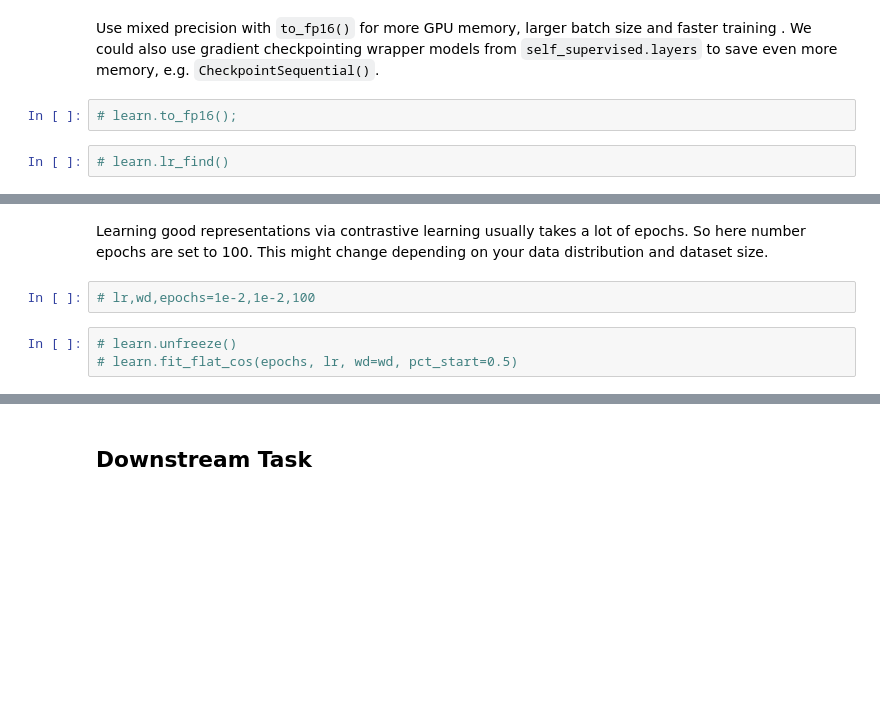
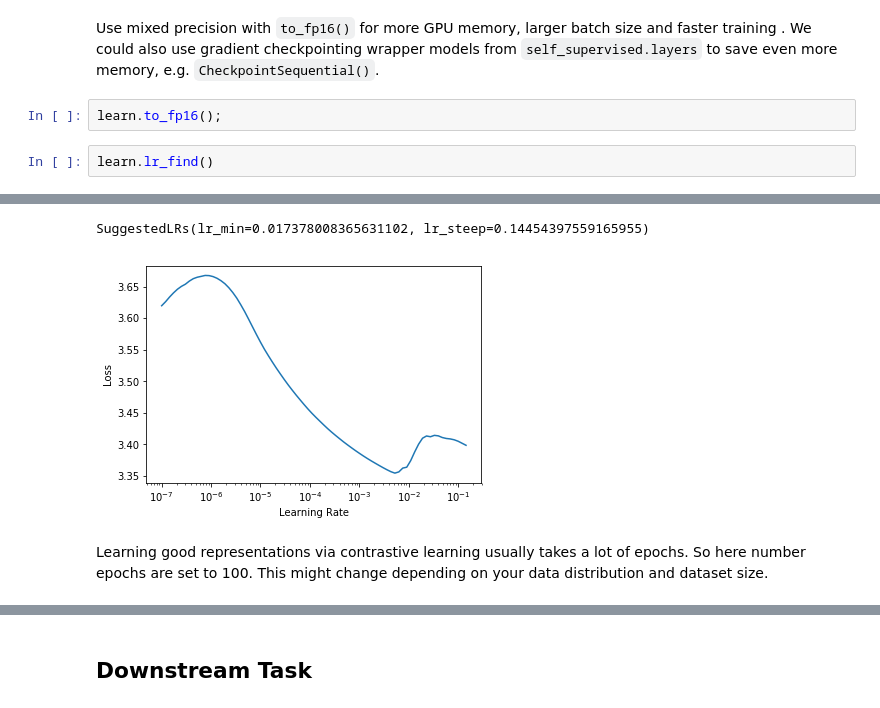
Before and after one commit to KeremTurgutlu/self_supervised, a Jupyter notebook: examples/vision/06 - training_dino_iwang.ipynb, the cells around one changed output, grey strips where cells are left out. Cells and saved outputs as stored; diff of their text form; blank space fills up the shorter version.

```diff
--- a/examples/vision/06 - training_dino_iwang.ipynb
+++ b/examples/vision/06 - training_dino_iwang.ipynb
@@ -126,6 +134,7 @@ learn.dino.show(n=5);
 # %% [markdown]
 Use mixed precision with `to_fp16()` for more GPU memory, larger batch size and faster training . We could also use gradient checkpointing wrapper models from `self_supervised.layers` to save even more memory, e.g. `CheckpointSequential()`.
-# %%
-# learn.to_fp16();
-# %%
-# learn.lr_find()
+# %%
+learn.to_fp16();
+# %%
+learn.lr_find()
+# %% [output]
@@ -132,7 +142,4 @@ Use mixed precision with `to_fp16()` for more GPU memory, larger batch size and
+SuggestedLRs(lr_min=0.017378008365631102, lr_steep=0.14454397559165955)
+[figure, added]
 # %% [markdown]
 Learning good representations via contrastive learning usually takes a lot of epochs. So here number epochs are set to 100. This might change depending on your data distribution and dataset size.
-# %%
-# lr,wd,epochs=1e-2,1e-2,100
-# %%
-# learn.unfreeze()
-# learn.fit_flat_cos(epochs, lr, wd=wd, pct_start=0.5)
```
Also changed, not shown: parts of 15 cells of this notebook, 3 other files.
